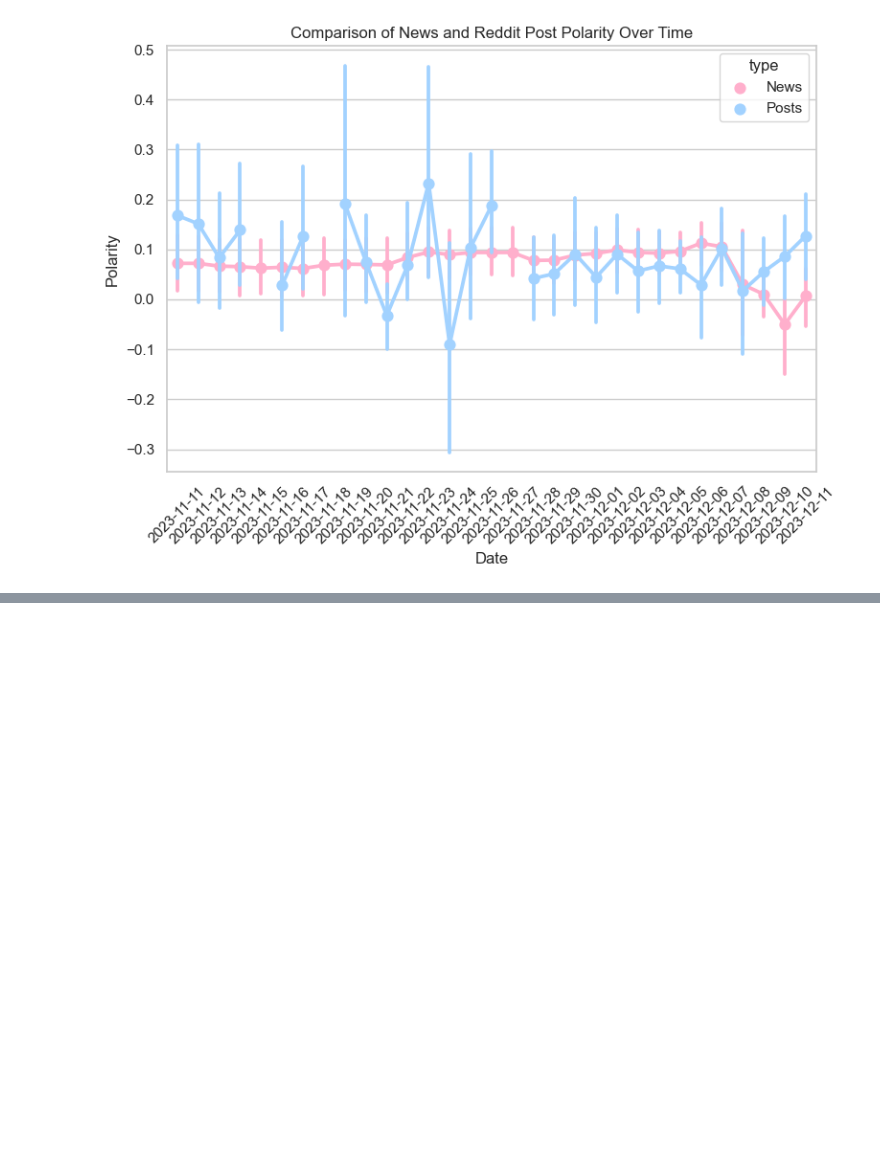
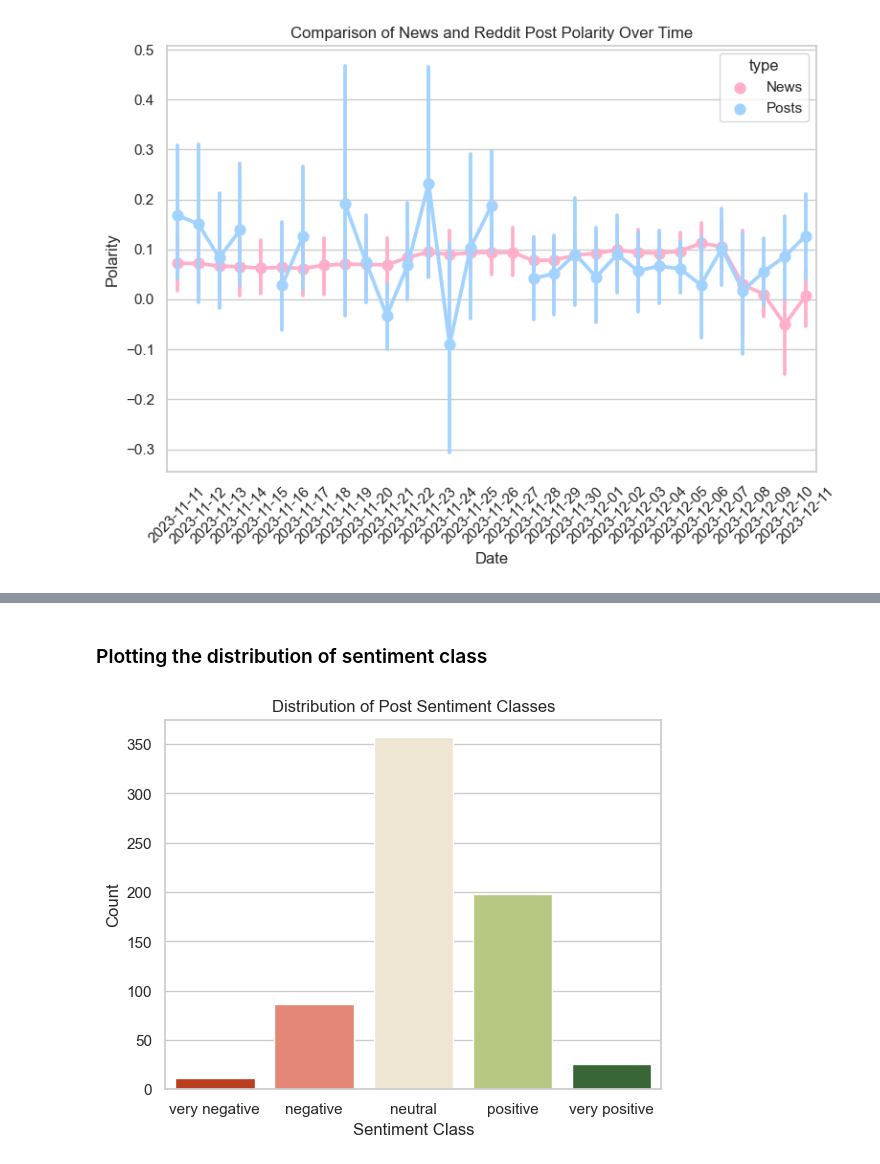
Before and after one commit to Momo78932/Reddit_Post_Pipeline, a Jupyter notebook: Data Visualization and Sentiment Analysis.ipynb, the cells around one changed output, grey strips where cells are left out. Saved outputs shown, nothing was run; the diff lists cells and outputs as text; code cells hidden in the pictures; blank space fills up the shorter version.

```diff
--- a/Data Visualization and Sentiment Analysis.ipynb
+++ b/Data Visualization and Sentiment Analysis.ipynb
@@ -155,0 +249,29 @@ plt.show()
+# %% [markdown]
+### Plotting the distribution of sentiment class
+# %%
+# distribution of each post sentiment class
+
+# Set the aesthetic style of the plots
+sns.set_style('whitegrid')
+
+color_palette = {
+    "very negative": "#d32e05",
+    "negative": "#f87a63",
+    "neutral": "#f2e8cf",
+    "positive": "#bcd379",
+    "very positive": "#326e2f"
+}
+
+# Create the bar plot
+sns.countplot(x='post_sentiment_class', data=gpt_sentiment, palette=color_palette,
+              order=['very negative', 'negative', 'neutral', 'positive', 'very positive'])
+
+# Add title and labels (optional)
+plt.title('Distribution of Post Sentiment Classes')
+plt.xlabel('Sentiment Class')
+plt.ylabel('Count')
+
+# Display the plot
+plt.show()
+# %% [output]
+[figure, added]
```
Also changed, not shown: parts of 18 cells of this notebook, 13 other files.
